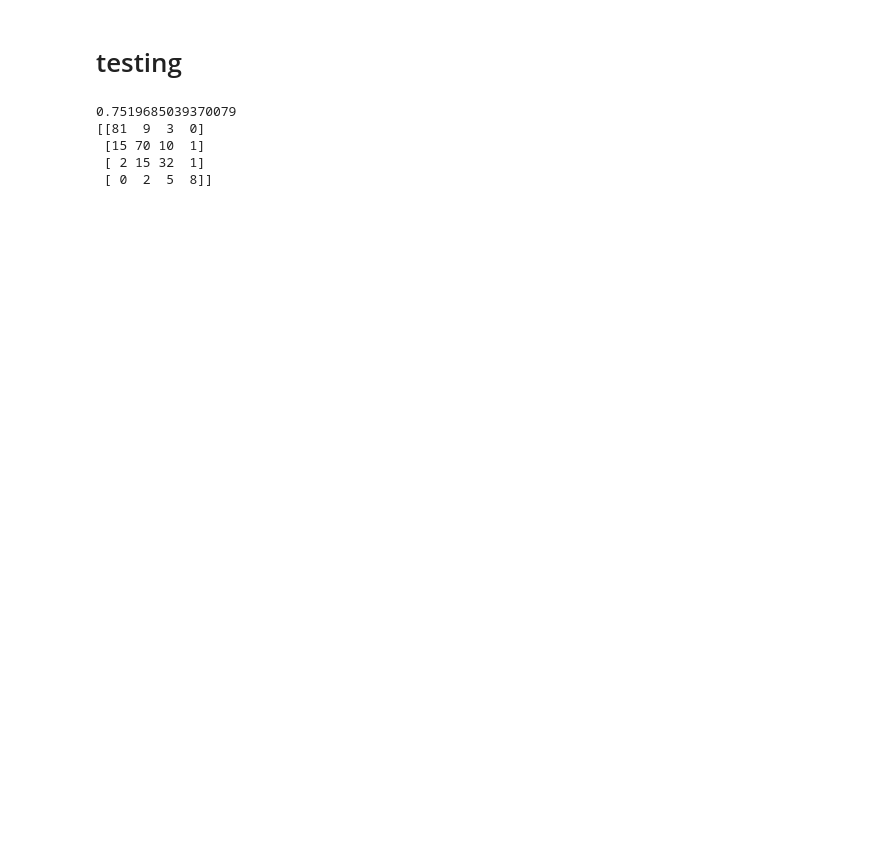
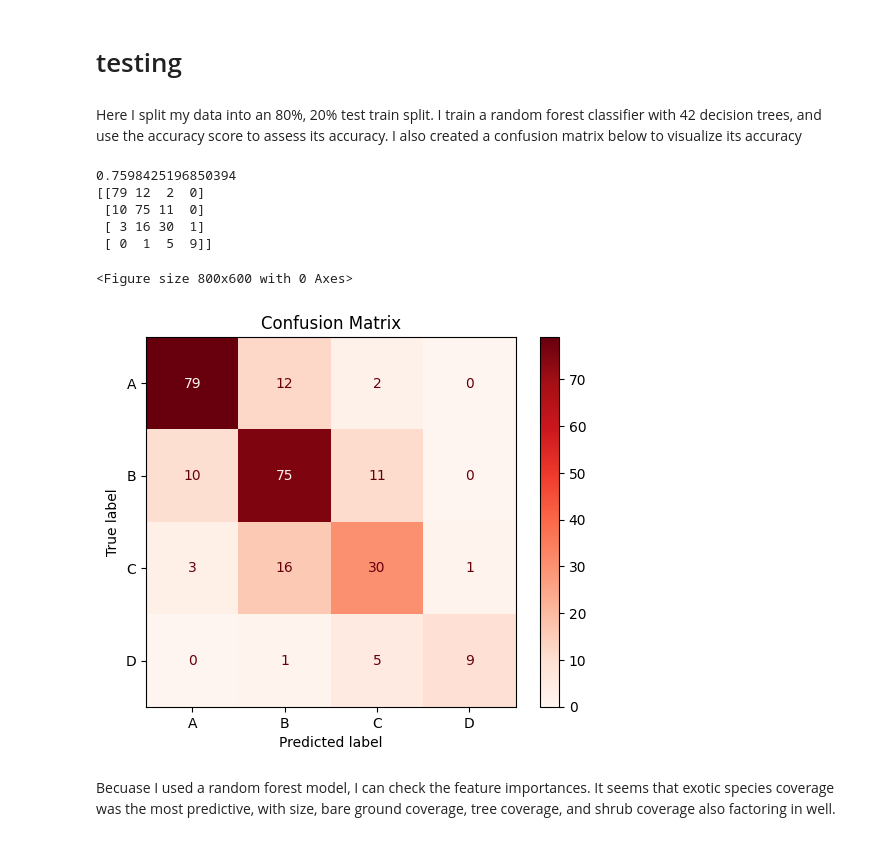
Before and after one commit to ChristopherFTucker/ecological-predictors, a Jupyter notebook: portfolio project #1.ipynb, the cells around one changed output. Drawn from its saved outputs; the diff is of its cells as text; code cells hidden in the pictures; blank space fills up the shorter version.

```diff
--- a/portfolio project #1.ipynb
+++ b/portfolio project #1.ipynb
@@ -242,16 +232,17 @@ Name: count, dtype: int64
 from sklearn.model_selection import train_test_split
 from sklearn.metrics import accuracy_score, confusion_matrix
 from sklearn.ensemble import RandomForestClassifier
+# %% [markdown]
+Here I split my data into an 80%, 20% test train split. I train a random forest classifier with 42 decision trees, and use the accuracy score to assess its accuracy. I also created a confusion matrix below to visualize its accuracy
 # %%
 xTrain, xTest, yTrain, yTest = train_test_split(x, y, test_size=0.2, stratify=y)
 model = RandomForestClassifier(n_estimators=42)
 model.fit(xTrain, yTrain)
 yPred = model.predict(xTest)
 print(accuracy_score(yTest, yPred))
-print(confusion_matrix(yTest, yPred))
 # %% [output]
-0.7519685039370079
-[[81  9  3  0]
- [15 70 10  1]
- [ 2 15 32  1]
- [ 0  2  5  8]]
+0.7598425196850394
+[[79 12  2  0]
+ [10 75 11  0]
+ [ 3 16 30  1]
+ [ 0  1  5  9]]
@@ -258,3 +251,16 @@ print(confusion_matrix(yTest, yPred))
+# %%
+matrix = confusion_matrix(yTest, yPred)
+disp = ConfusionMatrixDisplay(matrix, display_labels = ['A', 'B', 'C', 'D'])
+
+plt.figure(figsize=(8, 6))
+disp.plot(cmap=plt.cm.Reds)
+plt.title("Confusion Matrix")
+plt.show()
+# %% [output]
+<Figure size 800x600 with 0 Axes>
+[figure, added]
+# %% [markdown]
+Becuase I used a random forest model, I can check the feature importances. It seems that exotic species coverage was the most predictive, with size, bare ground coverage, tree coverage, and shrub coverage also factoring in well.
 # %%
 pd.Series(model.feature_importances_, index=x.columns).sort_values(ascending=False).plot(kind='barh')
 # %% [output]
```
Also changed, not shown: parts of 3 cells of this notebook.
